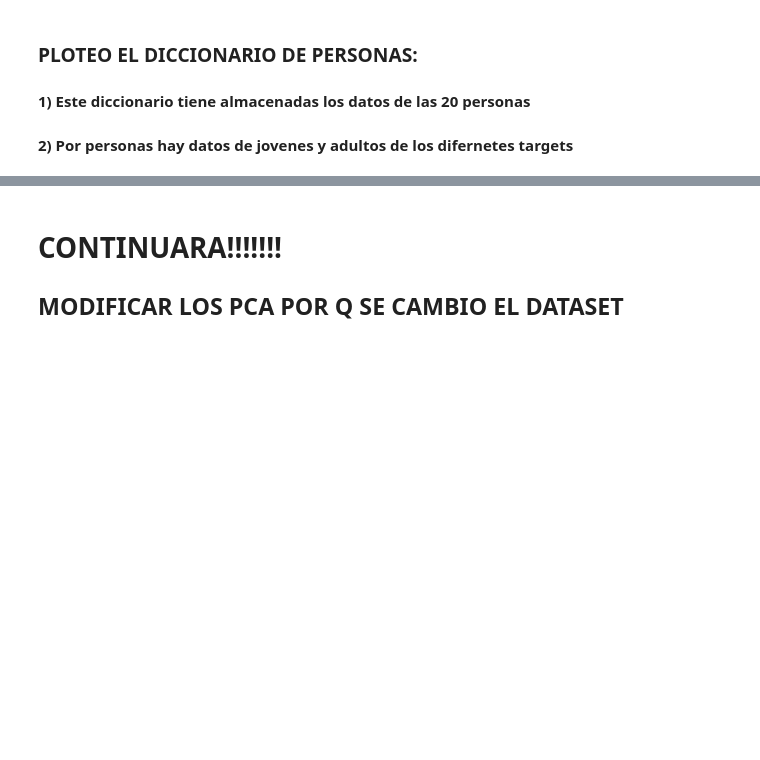
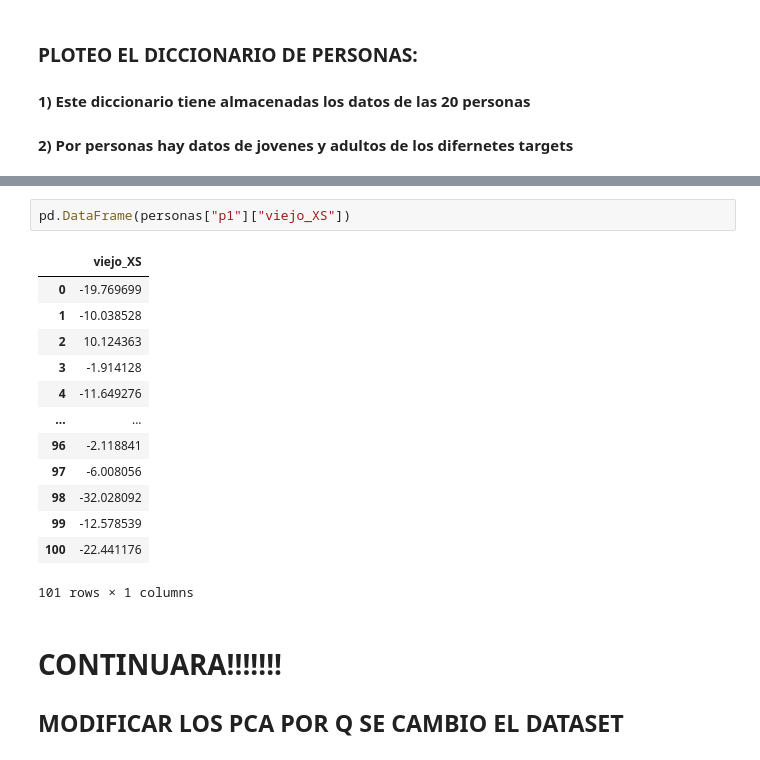
Before and after one commit to Beta628427/Tesis, a Jupyter notebook: 2_Beta___Cod/Beta_PCA/PCA_Cod_master_v1.ipynb, the cells around one changed output, grey strips where cells are left out. Drawn from its saved outputs; the diff is of its cells as text; blank space fills up the shorter version.

```diff
--- a/2_Beta___Cod/Beta_PCA/PCA_Cod_master_v1.ipynb
+++ b/2_Beta___Cod/Beta_PCA/PCA_Cod_master_v1.ipynb
@@ -242,3 +258,19 @@ pd.DataFrame(personas["p20"])
+# %%
+pd.DataFrame(personas["p1"]["viejo_XS"])
+# %% [output]
+|  | viejo_XS |
+| 0 | -19.769699 |
+| 1 | -10.038528 |
+| 2 | 10.124363 |
+| 3 | -1.914128 |
+| 4 | -11.649276 |
+| ... | ... |
+| 96 | -2.118841 |
+| 97 | -6.008056 |
+| 98 | -32.028092 |
+| 99 | -12.578539 |
+| 100 | -22.441176 |
+101 rows × 1 columns
 # %% [markdown]
 # CONTINUARA!!!!!!!
 ## MODIFICAR LOS PCA POR Q SE CAMBIO EL DATASET
```
Also changed, not shown: parts of 6 cells of this notebook.
